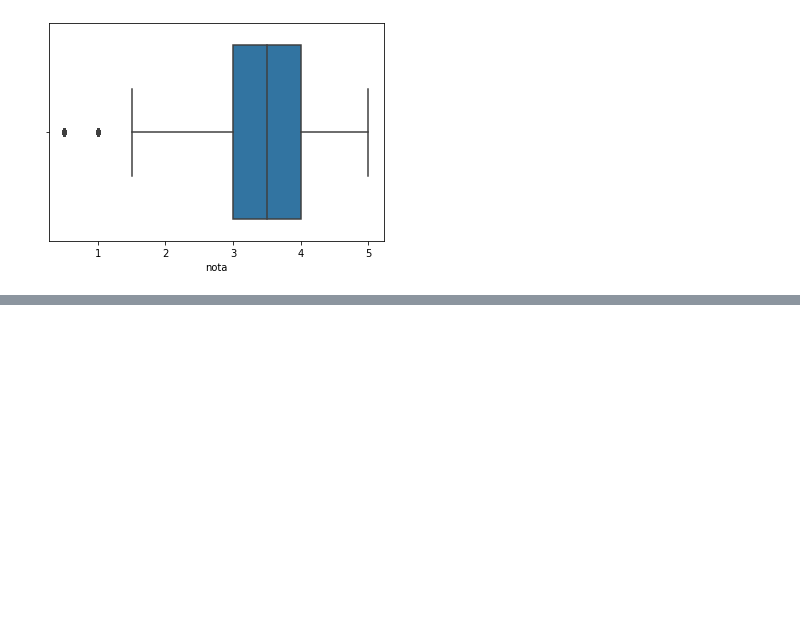
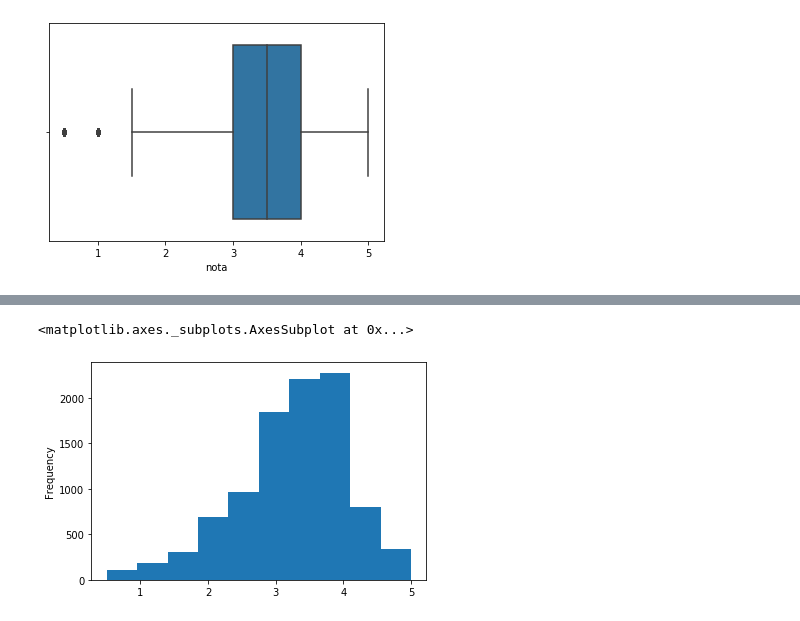
Before and after one commit to J0BS013/ExploratoryDataAnalysis, a Jupyter notebook: ExploratoryDataAnalysis.ipynb, the cells around one changed output, grey strips where cells are left out. Saved outputs shown, nothing was run; the diff lists cells and outputs as text; code cells hidden in the pictures; blank space fills up the shorter version.

```diff
--- a/ExploratoryDataAnalysis.ipynb
+++ b/ExploratoryDataAnalysis.ipynb
@@ -70,0 +107,6 @@ sns.boxplot(notas.nota)
+# %%
+#Agrupando todas as notas
+#nota = média de todas as notas de um filme agrupadas
+
+medias_por_filme = notas.groupby("filmeID").mean()["nota"]
+medias_por_filme.head()
@@ -70,0 +121,5 @@ sns.boxplot(notas.nota)
+# %%
+medias_por_filme.plot(kind='hist')
+# %% [output]
+<matplotlib.axes._subplots.AxesSubplot at 0x...>
+[figure, added]
```
Also changed, not shown: parts of 21 cells of this notebook, 2 other files.
